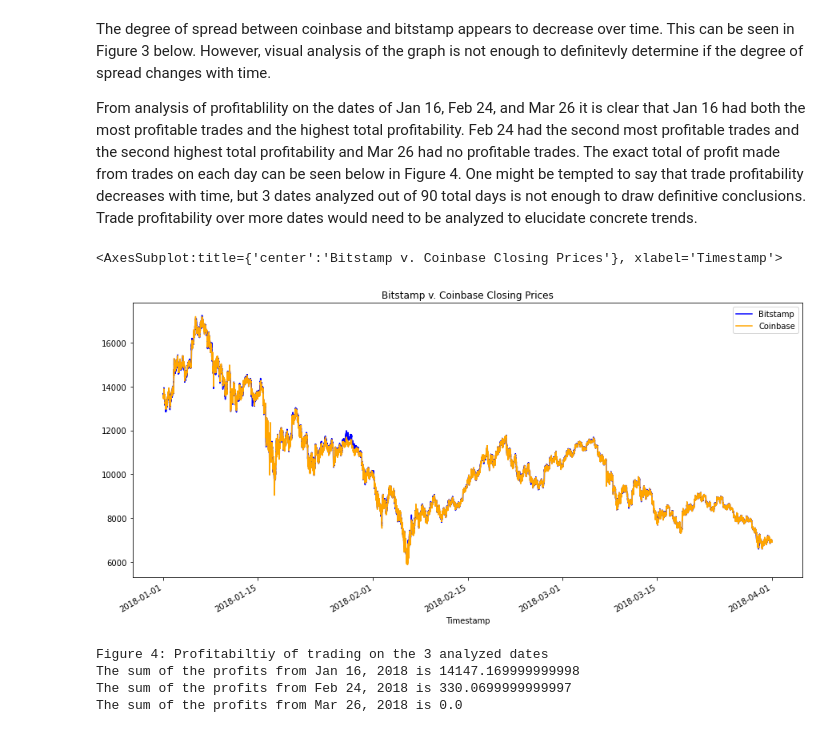
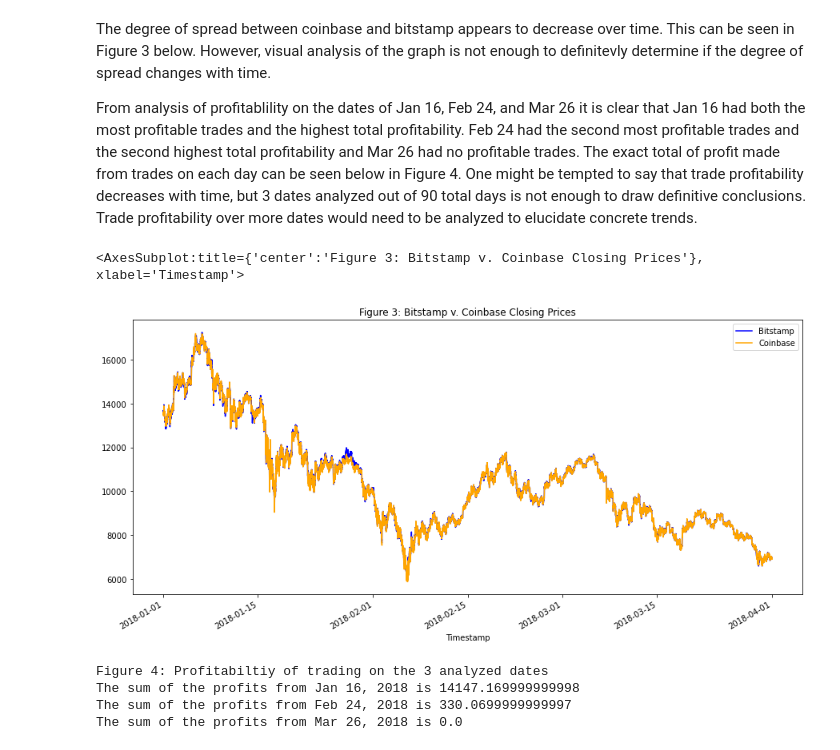
Before and after one commit to JakeWheelerGitHub/week_3_challenge, a Jupyter notebook: crypto_arbitrage.ipynb, the cells around one changed output. Cells and saved outputs as stored; diff of their text form; code cells hidden in the pictures.

```diff
--- a/crypto_arbitrage.ipynb
+++ b/crypto_arbitrage.ipynb
@@ -697,11 +714,11 @@ The degree of spread between coinbase and bitstamp appears to decrease over time
 
 From analysis of profitablility on the dates of Jan 16, Feb 24, and Mar 26 it is clear that Jan 16 had both the most profitable trades and the highest total profitability. Feb 24 had the second most profitable trades and the second highest total profitability and Mar 26 had no profitable trades. The exact total of profit made from trades on each day can be seen below in Figure 4. One might be tempted to say that trade profitability decreases with time, but 3 dates analyzed out of 90 total days is not enough to draw definitive conclusions. Trade profitability over more dates would need to be analyzed to elucidate concrete trends.
 # %%
-bitstamp_sliced.plot(legend=True, figsize=(15, 7), title="Bitstamp v. Coinbase Closing Prices", color="blue", label="Bitstamp")
+bitstamp_sliced.plot(legend=True, figsize=(15, 7), title="Figure 3: Bitstamp v. Coinbase Closing Prices", color="blue", label="Bitstamp")
 coinbase_sliced.plot(legend=True, figsize=(15, 7), color="orange", label="Coinbase")
 # %% [output]
-<AxesSubplot:title={'center':'Bitstamp v. Coinbase Closing Prices'}, xlabel='Timestamp'>
+<AxesSubplot:title={'center':'Figure 3: Bitstamp v. Coinbase Closing Prices'}, xlabel='Timestamp'>
-[figure, old version]
+[figure, new version]
 # %%
 print("Figure 4: Profitabiltiy of trading on the 3 analyzed dates")
 print(f"The sum of the profits from Jan 16, 2018 is {profit_sum_early}")
```
Also changed, not shown: parts of 13 cells of this notebook.
